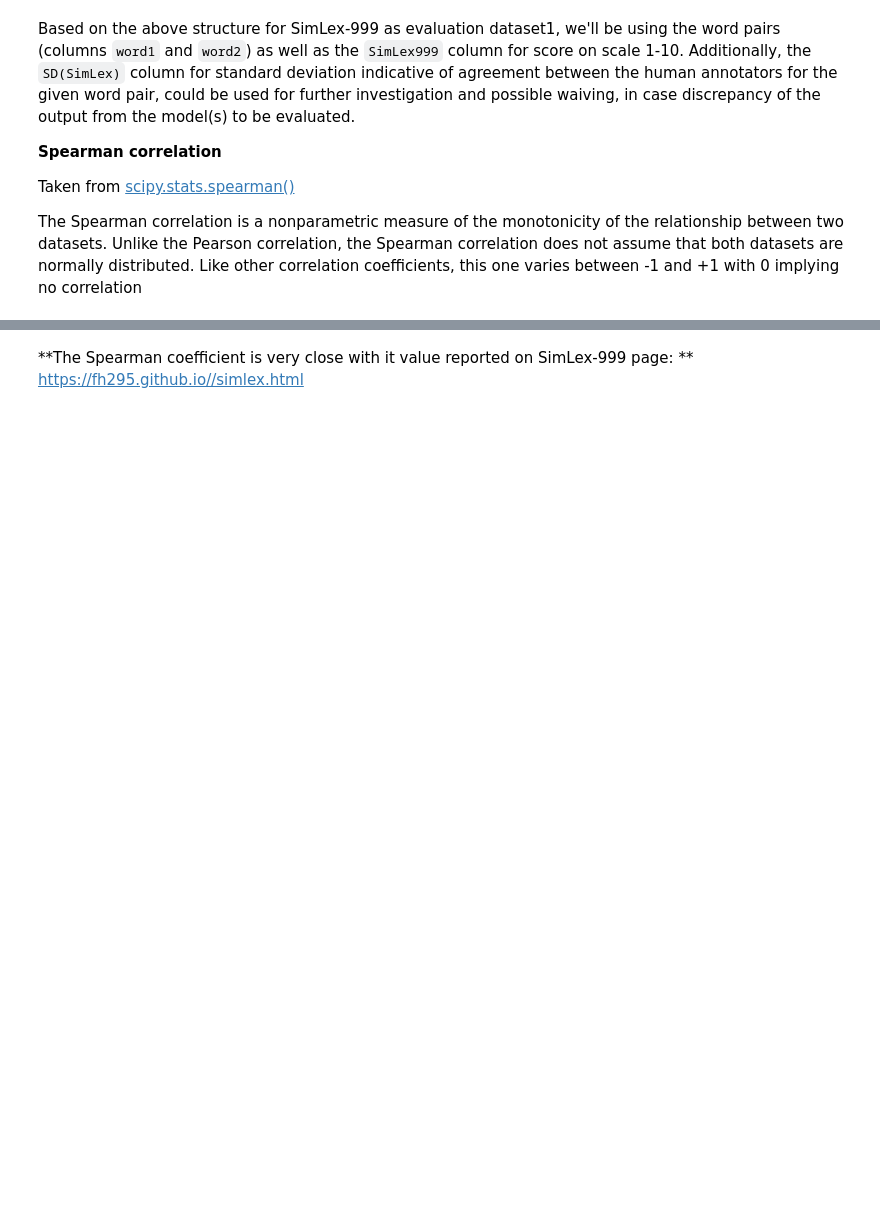
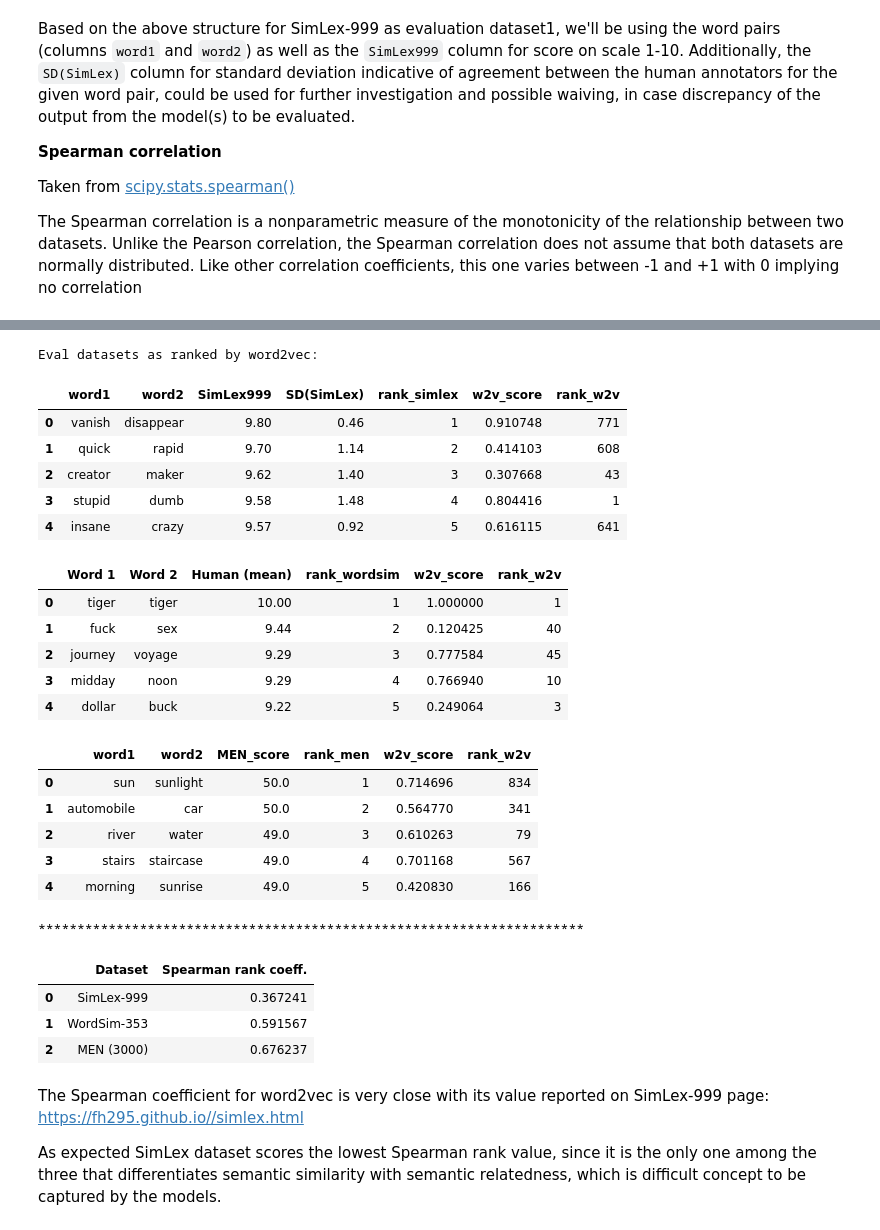
Before and after one commit to 300ani/smartThesaurus, a Jupyter notebook: Code/Model_embeddings_Eval_1billion.ipynb, the cells around one changed output, grey strips where cells are left out. Saved outputs shown, nothing was run; the diff lists cells and outputs as text; code cells hidden in the pictures; blank space fills up the shorter version.

```diff
--- a/Code/Model_embeddings_Eval_1billion.ipynb
+++ b/Code/Model_embeddings_Eval_1billion.ipynb
@@ -321,4 +420,65 @@ Spearman correlation for word2vec model: 0.3684
+# %%
+# Evaluating the model's scoring on eval datasets
+
+# Simlex
+w2v_Slex = Slex_sorted.copy()
+w2v_Slex['w2v_score'] = Slex_sorted.apply(lambda row: w2v.similarity(row['word1'], row['word2']), axis=1 )
+w2v_argsort = (-w2v_Slex['w2v_score']).argsort()   # to sort in descending order
+w2v_Slex['rank_w2v'] = w2v_argsort + 1
+
+# Wordsim
+w2v_Wsim = Wsim_sorted.copy()
+w2v_Wsim['w2v_score'] = Wsim_sorted.apply(lambda row: w2v.similarity(row['Word 1'], row['Word 2']), axis=1 )
+w2v_argsort = (-w2v_Wsim['w2v_score']).argsort()   # to sort in descending order
+w2v_Wsim['rank_w2v'] = w2v_argsort + 1
+
+# MEN
+w2v_Mens = Mens_sorted.copy()
+w2v_Mens['w2v_score'] = Mens_sorted.apply(lambda row: w2v.similarity(row['word1'], row['word2']), axis=1 )
+w2v_argsort = (-w2v_Mens['w2v_score']).argsort()   # to sort in descending order
+w2v_Mens['rank_w2v'] = w2v_argsort + 1
+
+print("\nEval datasets as ranked by word2vec:")
+display(w2v_Slex.head())
+display(w2v_Wsim.head())
+display(w2v_Mens.head())
+
+w2v_spearman = list()
+w2v_spearman.append(scipy.stats.spearmanr(w2v_Slex['rank_simlex'], w2v_Slex['rank_w2v'])[0])
+w2v_spearman.append(scipy.stats.spearmanr(w2v_Wsim['rank_wordsim'], w2v_Wsim['rank_w2v'])[0])
+w2v_spearman.append(scipy.stats.spearmanr(w2v_Mens['rank_men'], w2v_Mens['rank_w2v'])[0])
+
+print('*'*70)
+w2v_spearman_df = pd.DataFrame({'Dataset': evalset_name_list, 'Spearman rank coeff.': w2v_spearman})
+display(w2v_spearman_df)
+# %% [output]
+Eval datasets as ranked by word2vec:
+|  | word1 | word2 | SimLex999 | SD(SimLex) | rank_simlex | w2v_score | rank_w2v |
+| 0 | vanish | disappear | 9.80 | 0.46 | 1 | 0.910748 | 771 |
+| 1 | quick | rapid | 9.70 | 1.14 | 2 | 0.414103 | 608 |
+| 2 | creator | maker | 9.62 | 1.40 | 3 | 0.307668 | 43 |
+| 3 | stupid | dumb | 9.58 | 1.48 | 4 | 0.804416 | 1 |
+| 4 | insane | crazy | 9.57 | 0.92 | 5 | 0.616115 | 641 |
+|  | Word 1 | Word 2 | Human (mean) | rank_wordsim | w2v_score | rank_w2v |
+| 0 | tiger | tiger | 10.00 | 1 | 1.000000 | 1 |
+| 1 | fuck | sex | 9.44 | 2 | 0.120425 | 40 |
+| 2 | journey | voyage | 9.29 | 3 | 0.777584 | 45 |
+| 3 | midday | noon | 9.29 | 4 | 0.766940 | 10 |
+| 4 | dollar | buck | 9.22 | 5 | 0.249064 | 3 |
+|  | word1 | word2 | MEN_score | rank_men | w2v_score | rank_w2v |
+| 0 | sun | sunlight | 50.0 | 1 | 0.714696 | 834 |
+| 1 | automobile | car | 50.0 | 2 | 0.564770 | 341 |
+| 2 | river | water | 49.0 | 3 | 0.610263 | 79 |
+| 3 | stairs | staircase | 49.0 | 4 | 0.701168 | 567 |
+| 4 | morning | sunrise | 49.0 | 5 | 0.420830 | 166 |
+**********************************************************************
+|  | Dataset | Spearman rank coeff. |
+| 0 | SimLex-999 | 0.367241 |
+| 1 | WordSim-353 | 0.591567 |
+| 2 | MEN (3000) | 0.676237 |
 # %% [markdown]
-**The Spearman coefficient is very close with it value reported on SimLex-999 page: **
+The Spearman coefficient for word2vec is very close with its value reported on SimLex-999 page:
 https://fh295.github.io//simlex.html
+
+As expected SimLex dataset scores the lowest Spearman rank value, since it is the only one among the three that differentiates semantic similarity with semantic relatedness, which is difficult concept to be captured by the models.
 # %% [markdown]
```
Also changed, not shown: parts of 20 cells of this notebook, 5 other files.
